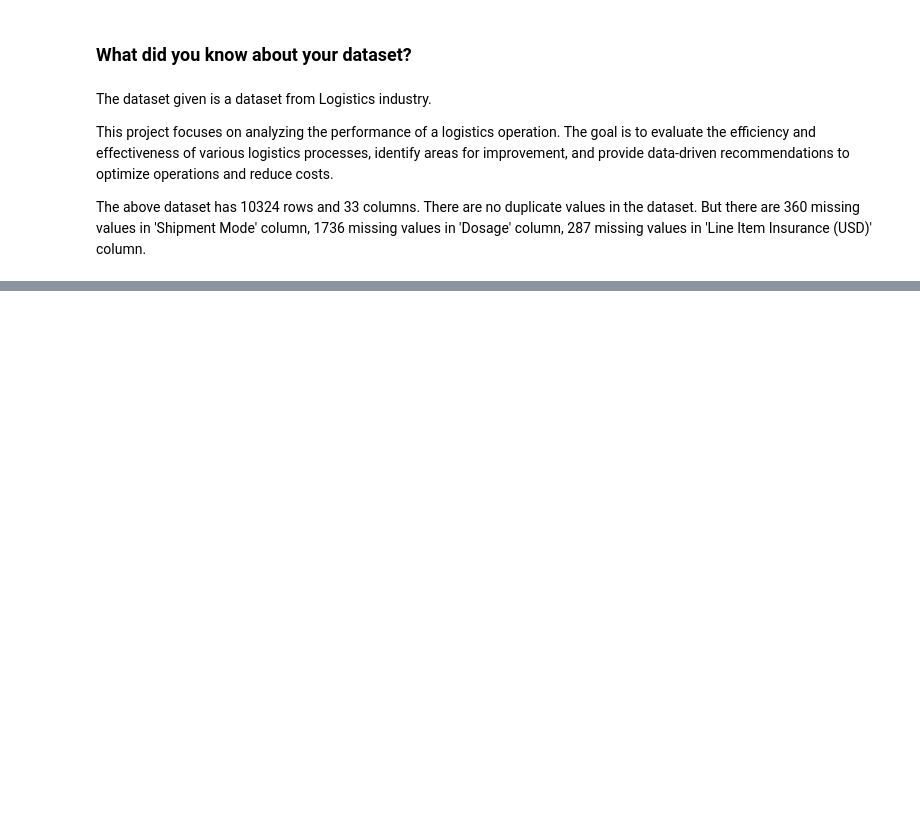
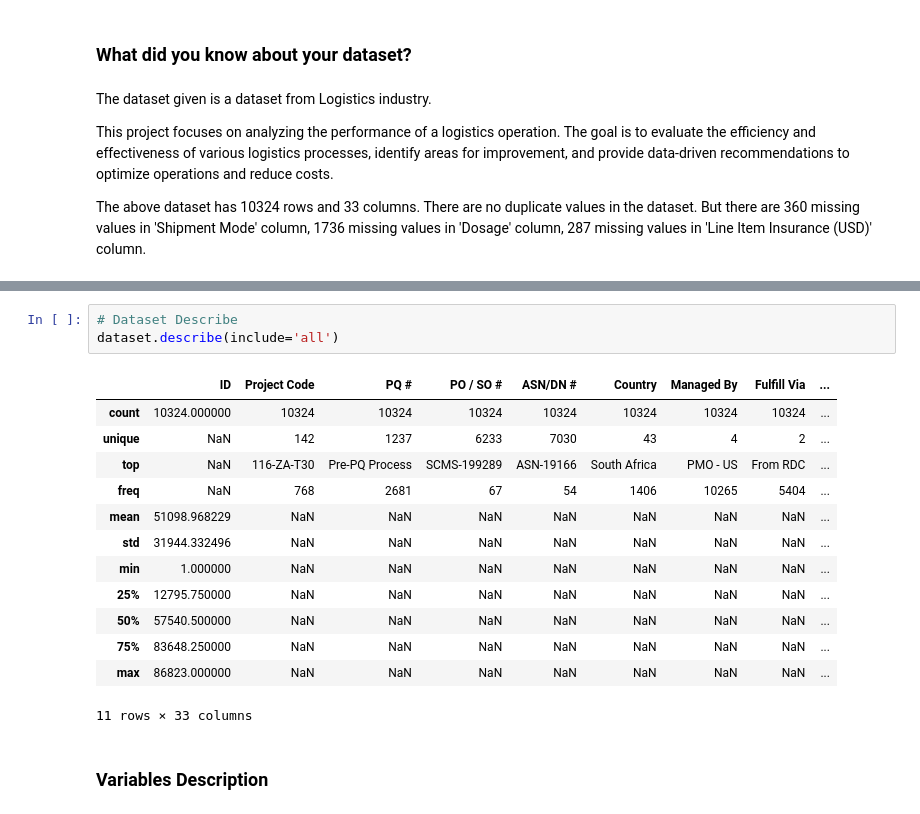
Before and after one commit to KRamBalaji/FedEx-Logistics-Performance-Analysis, a Jupyter notebook: EDA_FedEx_Logistics_Performance_Analysis.ipynb, the cells around one changed output, grey strips where cells are left out. Drawn from its saved outputs; the diff is of its cells as text; blank space fills up the shorter version.

Commit message:
explored variables(tried to understand column names and description)

```diff
--- a/EDA_FedEx_Logistics_Performance_Analysis.ipynb
+++ b/EDA_FedEx_Logistics_Performance_Analysis.ipynb
@@ -164,0 +182,19 @@ The above dataset has 10324 rows and 33 columns. There are no duplicate values i
+# %%
+# Dataset Describe
+dataset.describe(include='all')
+# %% [output]
+|  | ID | Project Code | PQ # | PO / SO # | ASN/DN # | Country | Managed By | Fulfill Via | ... |
+| count | 10324.000000 | 10324 | 10324 | 10324 | 10324 | 10324 | 10324 | 10324 | ... |
+| unique | NaN | 142 | 1237 | 6233 | 7030 | 43 | 4 | 2 | ... |
+| top | NaN | 116-ZA-T30 | Pre-PQ Process | SCMS-199289 | ASN-19166 | South Africa | PMO - US | From RDC | ... |
+| freq | NaN | 768 | 2681 | 67 | 54 | 1406 | 10265 | 5404 | ... |
+| mean | 51098.968229 | NaN | NaN | NaN | NaN | NaN | NaN | NaN | ... |
+| std | 31944.332496 | NaN | NaN | NaN | NaN | NaN | NaN | NaN | ... |
+| min | 1.000000 | NaN | NaN | NaN | NaN | NaN | NaN | NaN | ... |
+| 25% | 12795.750000 | NaN | NaN | NaN | NaN | NaN | NaN | NaN | ... |
+| 50% | 57540.500000 | NaN | NaN | NaN | NaN | NaN | NaN | NaN | ... |
+| 75% | 83648.250000 | NaN | NaN | NaN | NaN | NaN | NaN | NaN | ... |
+| max | 86823.000000 | NaN | NaN | NaN | NaN | NaN | NaN | NaN | ... |
+11 rows × 33 columns
+# %% [markdown]
+### Variables Description
```
Also changed, not shown: parts of 7 cells of this notebook.
